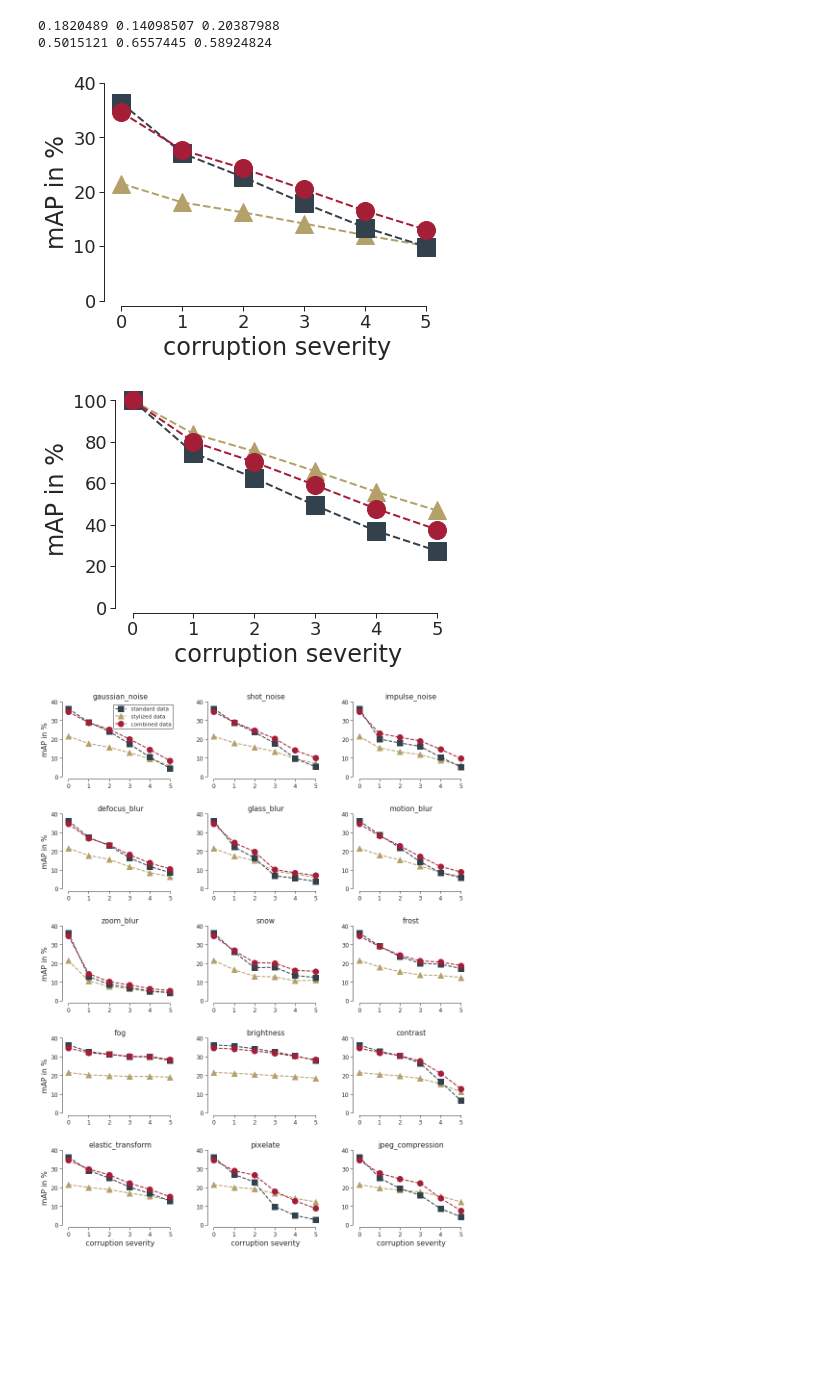
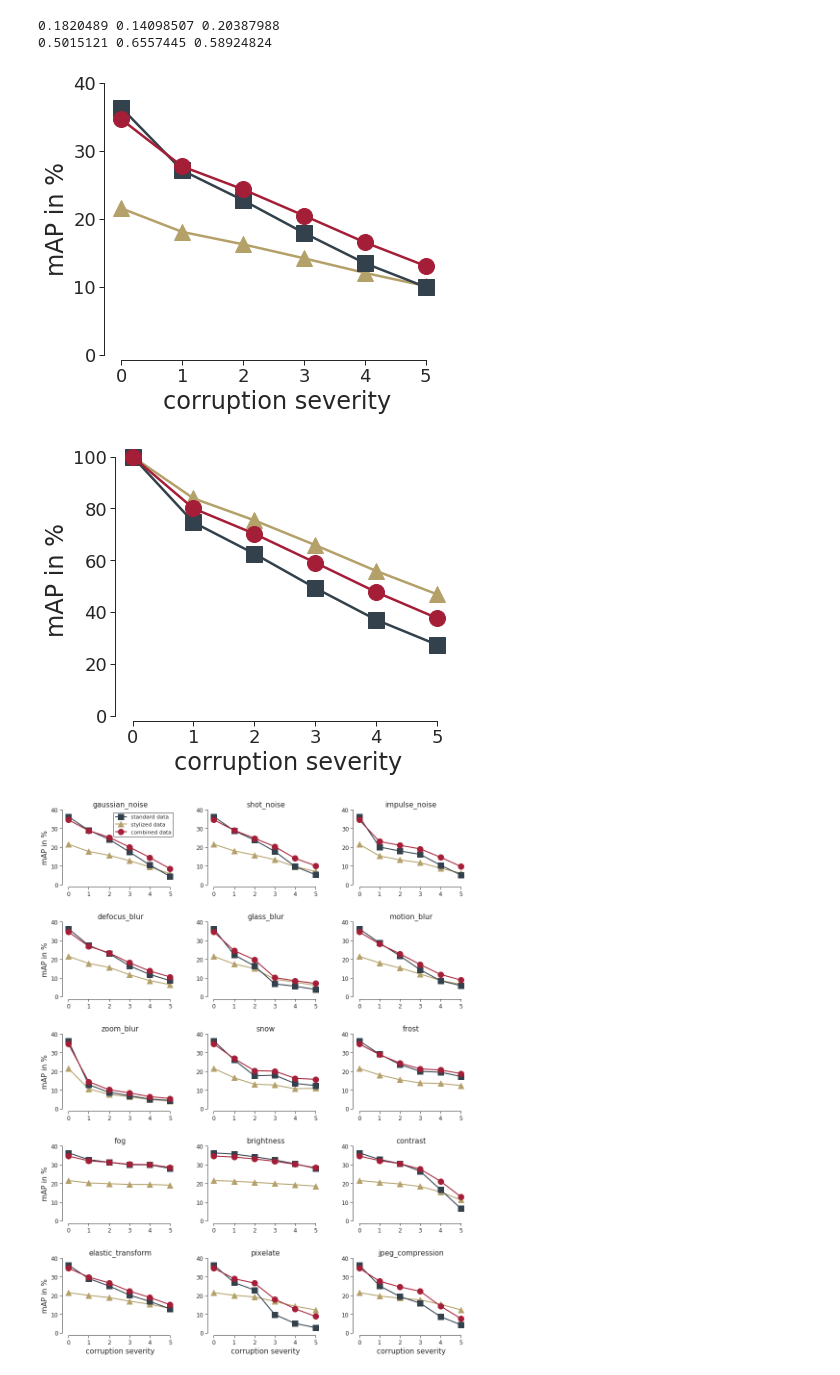
Before and after one commit to bethgelab/robust-detection-benchmark, a Jupyter notebook: data-analysis/plotting.ipynb, the cells around one changed output. Cells and saved outputs as stored; diff of their text form; code cells hidden in the pictures; blank space fills up the shorter version.

```diff
--- a/data-analysis/plotting.ipynb
+++ b/data-analysis/plotting.ipynb
@@ -165,11 +170,11 @@ plt.subplots_adjust(wspace = 0.3, hspace = 0.5)
 for i, distortion in enumerate(distortions[0:15]): # only plot first 15 distortions, not the validation distortions
     ax = plt.subplot(5,3,i+1)
 
-    plt.plot(list(range(6)), voc_results[i,:] * 100, 's--', zorder=2, color=col_clean,
+    plt.plot(list(range(6)), voc_results[i,:] * 100, 's-', zorder=2, color=col_clean,
              label='standard data', markersize=markersize_individual, linewidth=linewidth_individual)
-    plt.plot(list(range(6)), svoc_results[i,:] * 100, '^--', zorder=1, color=col_stylized,
+    plt.plot(list(range(6)), svoc_results[i,:] * 100, '^-', zorder=1, color=col_stylized,
              label='stylized data', markersize=markersize_individual, linewidth=linewidth_individual)
-    plt.plot(list(range(6)), voc_svoc_results[i,:] * 100, 'o--', zorder=3, color=col_combined,
+    plt.plot(list(range(6)), voc_svoc_results[i,:] * 100, 'o-', zorder=3, color=col_combined,
              label='combined data', markersize=markersize_individual, linewidth=linewidth_individual)
 
     plt.title(distortion, fontsize=fontsize_individual)
@@ -199,9 +204,9 @@ plt.subplots_adjust(wspace = 0.3, hspace = 0.5)
 for i, distortion in enumerate(distortions):
     plt.subplot(4,5,i+1)
 
-    plt.plot(list(range(6)), voc_results[i,:]/voc_results[i,0] * 100, 's--', zorder=3, color=col_clean, label='pascal voc')
-    plt.plot(list(range(6)), svoc_results[i,:]/svoc_results[i,0] * 100, '^--', zorder=2, color=col_stylized, label='stylized voc')
-    plt.plot(list(range(6)), voc_svoc_results[i,:]/voc_svoc_results[i,0] * 100, 'o--', zorder=1, color=col_combined, label='combined')
+    plt.plot(list(range(6)), voc_results[i,:]/voc_results[i,0] * 100, 's-', zorder=3, color=col_clean, label='pascal voc')
+    plt.plot(list(range(6)), svoc_results[i,:]/svoc_results[i,0] * 100, '^-', zorder=2, color=col_stylized, label='stylized voc')
+    plt.plot(list(range(6)), voc_svoc_results[i,:]/voc_svoc_results[i,0] * 100, 'o-', zorder=1, color=col_combined, label='combined')
 
 
     plt.title(distortion)
@@ -222,7 +227,7 @@ fig.savefig(pjoin(figures_dir, "pascal_corruption_individual_relative.pdf"), bbo
 # %% [markdown]
 ### MS COCO
 # %%
-def get_results_coco(eval_output, base_performance, task='bbox', metric='AP', verbose=0):
+def get_results_coco_cityscapes(eval_output, base_performance, task='bbox', metric='AP', verbose=0):
 
     metrics = {'AP':0, 'AP50':1, 'AP75':2, 'APs':3, 'APm':4, 'APl':5,
                'AR1':6, 'AR10':7, 'AR100':8, 'ARs':9, 'ARm':10, 'ARl':11}
@@ -256,9 +261,9 @@ with open(pjoin(result_dir, "faster_rcnn_r50_fpn_1x_4gpu_cocoscoco_all_1-5_resul
 # %%
 distortions = get_distortions(coco_out)
 # %%
-coco_results = get_results_coco(coco_out, base_performance=0.363)
-scoco_results = get_results_coco(scoco_out, base_performance=0.215)
-coco_scoco_results = get_results_coco(coco_scoco_out, base_performance=0.346)
+coco_results = get_results_coco_cityscapes(coco_out, base_performance=0.363)
+scoco_results = get_results_coco_cityscapes(scoco_out, base_performance=0.215)
+coco_scoco_results = get_results_coco_cityscapes(coco_scoco_out, base_performance=0.346)
 # %%
 # absolute performance under corruption
 print(np.mean(coco_results[:15,1:]),
@@ -274,48 +279,49 @@ print(np.mean(coco_results[:15,1:])/coco_results[0,0],
 0.5015121 0.6557445 0.58924824
 # %%
 # MS COCO combined results
-fig = plt.figure(figsize = (6.0, 4.0))
+
+fig = plt.figure(figsize = (combined_plot_width, combined_plot_height))
 
 ax = plt.subplot(1,1,1)
 
 plt.plot(list(range(6)), np.mean(coco_results[:15,:], axis=0) * 100,
-         's--', zorder=2, color=col_clean, label='coco', markersize=markersize,
+         's-', zorder=2, color=col_clean, label='coco', markersize=markersize,
         linewidth=linewidth)
 plt.plot(list(range(6)), np.mean(scoco_results[:15,:], axis=0) * 100,
-         '^--', zorder=1, color=col_stylized, label='stylized coco', markersize=markersize,
+         '^-', zorder=1, color=col_stylized, label='stylized coco', markersize=markersize,
         linewidth=linewidth)
 plt.plot(list(range(6)), np.mean(coco_scoco_results[:15,:], axis=0) * 100,
-         'o--', zorder=3, color=col_combined, label='combined', markersize=markersize,
+         'o-', zorder=3, color=col_combined, label='combined', markersize=markersize,
         linewidth=linewidth)
 
 
 plt.xlabel('corruption severity', fontsize=fontsize)
 plt.ylabel('mAP in %', fontsize=fontsize)
 plt.axis([axis_start, axis_end, 0, 40])
 ax.tick_params(axis='both', which='major', labelsize=labelsize)
 
 sns.despine(trim=True, offset=5)
 
 plt.show()
 
 fig.savefig(pjoin(figures_dir, "coco_corruption_overall.pdf"), bbox_inches='tight')
 # %% [output]
-[figure, old version]
+[figure, new version]
 # %%
 # MS COCO combined relative results
 
-fig = plt.figure(figsize = (6.0, 4.0))
+fig = plt.figure(figsize = (combined_plot_width, combined_plot_height))
 
 ax = plt.subplot(1,1,1)
 
 plt.plot(list(range(6)), np.mean(coco_results[:15,:], axis=0)/coco_results[0,0] * 100,
-         's--', zorder=2, color=col_clean, label='coco', markersize=markersize,
+         's-', zorder=2, color=col_clean, label='coco', markersize=markersize,
         linewidth=linewidth)
 plt.plot(list(range(6)), np.mean(scoco_results[:15,:], axis=0)/scoco_results[0,0] * 100,
-         '^--', zorder=1, color=col_stylized, label='stylized coco', markersize=markersize,
+         '^-', zorder=1, color=col_stylized, label='stylized coco', markersize=markersize,
         linewidth=linewidth)
 plt.plot(list(range(6)), np.mean(coco_scoco_results[:15,:], axis=0)/coco_scoco_results[0,0] * 100,
-         'o--', zorder=3, color=col_combined, label='combined', markersize=markersize,
+         'o-', zorder=3, color=col_combined, label='combined', markersize=markersize,
         linewidth=linewidth)
 
 
@@ -330,7 +336,7 @@ plt.show()
 
 fig.savefig(pjoin(figures_dir, "coco_corruption_overall_relative.pdf"), bbox_inches='tight')
 # %% [output]
-[figure, old version]
+[figure, new version]
 # %%
 # MS COCO individual results
 
```
Also changed, not shown: parts of 10 cells of this notebook, 9 other files.
